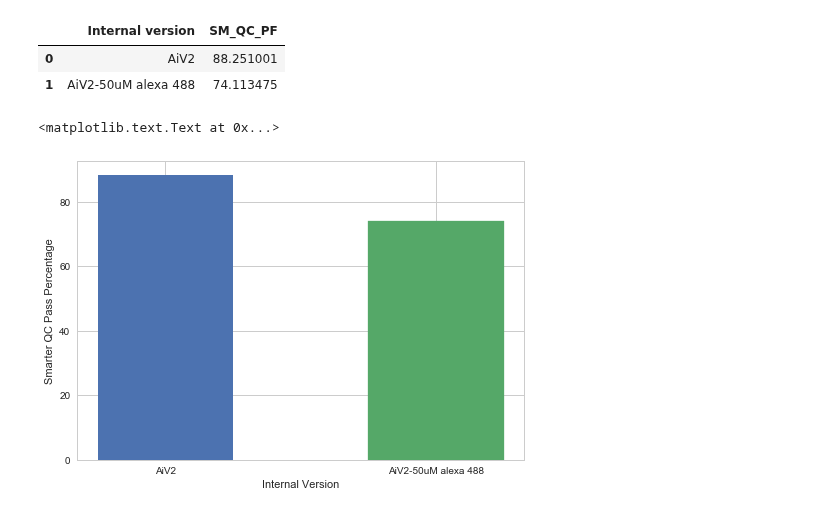
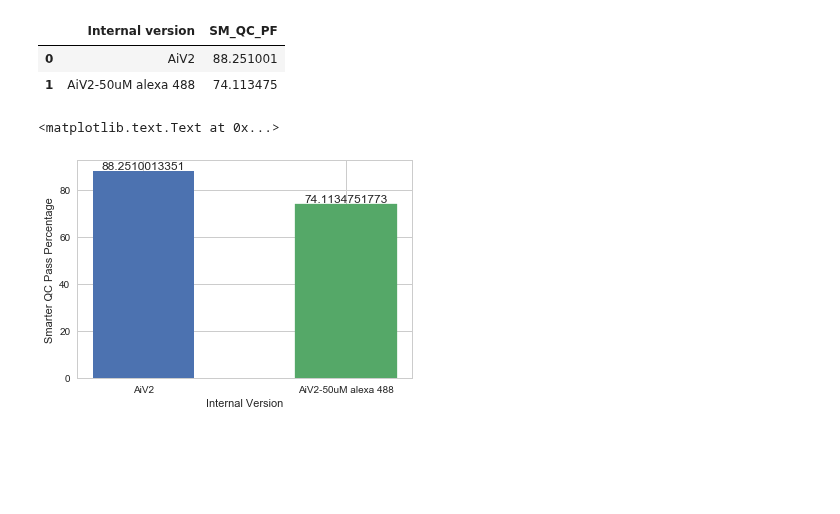
Before and after one commit to ru57y34nn/patchseq_gdoc_analysis, a Jupyter notebook: Internal_version_comparison.ipynb, the cells around one changed output. Cells and saved outputs as stored; diff of their text form; code cells hidden in the pictures; blank space fills up the shorter version.

Commit message:
added heights to pass pct vs internal version plot

```diff
--- a/Internal_version_comparison.ipynb
+++ b/Internal_version_comparison.ipynb
@@ -438,16 +434,19 @@ internal_pass_pct
 # %%
 #internal_pass_pct = sns.load_dataset('internal_pass_pct')
 #ax = sns.barplot(x='Internal version', y = 'SM_QC_PF', data='internal_pass_pct')
 fig, ax = plt.subplots()
 r = [1,2]
 internal = list(internal_pass_pct['Internal version'])
 pass_rate = list(internal_pass_pct['SM_QC_PF'])
 bar_width = 0.5
 pcts = plt.bar(r, pass_rate, bar_width)
+for rect in pcts:
+    height = rect.get_height()
+    ax.text(rect.get_x() + rect.get_width()/2, height, height, ha='center', va='bottom')
 pcts[1].set_color('g')
 plt.xticks(r, internal)
 plt.xlabel('Internal Version')
 plt.ylabel('Smarter QC Pass Percentage')
 # %% [output]
 <matplotlib.text.Text at 0x...>
-[figure, old version]
+[figure, new version]
```
Also changed, not shown: parts of 4 cells of this notebook, 2 other files.
